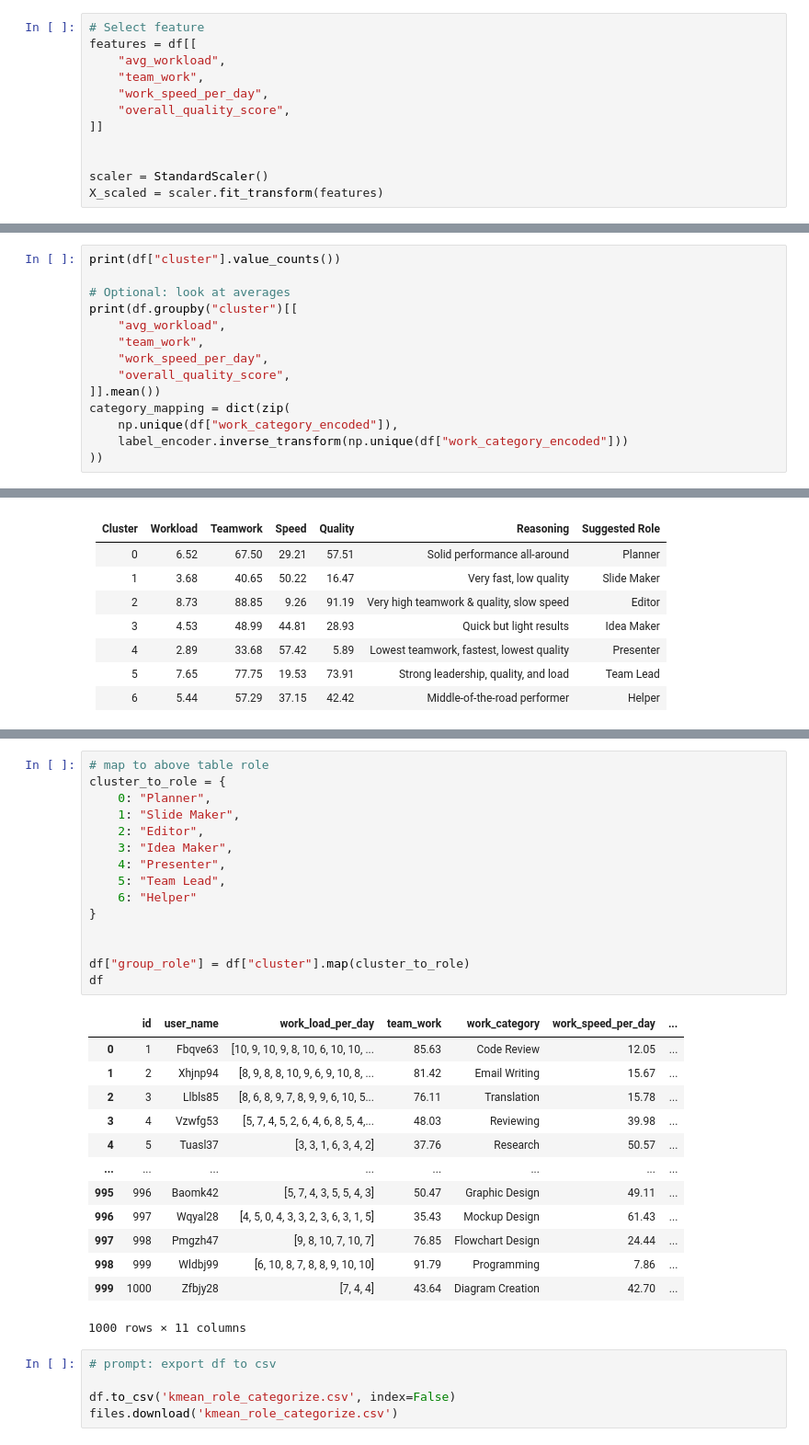
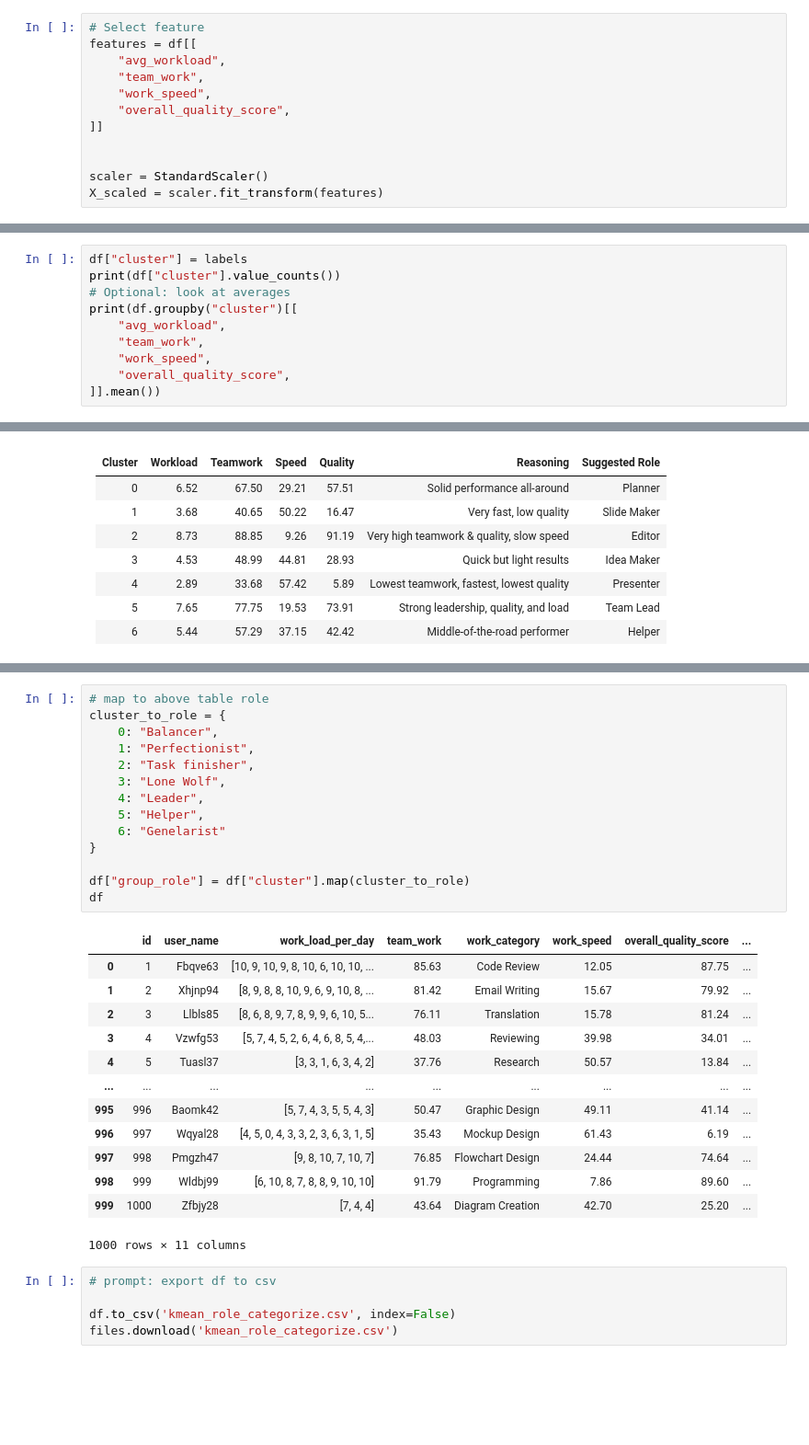
Before and after one commit to Work-Quest/AI-Component, a Jupyter notebook: python notebook/Kmean_role_categorization.ipynb, the cells around one changed output, grey strips where cells are left out. Shown at 92% size. Cells and saved outputs as stored; diff of their text form; blank space fills up the shorter version.

```diff
--- a/python notebook/Kmean_role_categorization.ipynb
+++ b/python notebook/Kmean_role_categorization.ipynb
@@ -73,7 +73,7 @@ print(df[["work_category", "work_category_encoded"]])
 features = df[[
     "avg_workload",
     "team_work",
-    "work_speed_per_day",
+    "work_speed",
     "overall_quality_score",
 ]]
 
@@ -148,18 +148,14 @@ else:
 Silhouette Score: 0.5672
 Good clustering (Silhouette Score > 0.5)
 # %%
+df["cluster"] = labels
 print(df["cluster"].value_counts())
-
 # Optional: look at averages
 print(df.groupby("cluster")[[
     "avg_workload",
     "team_work",
-    "work_speed_per_day",
+    "work_speed",
     "overall_quality_score",
 ]].mean())
-category_mapping = dict(zip(
-    np.unique(df["work_category_encoded"]),
-    label_encoder.inverse_transform(np.unique(df["work_category_encoded"]))
-))
 # %% [output]
 cluster
@@ -193,31 +199,30 @@ cluster
 # %%
 # map to above table role
 cluster_to_role = {
-    0: "Planner",
-    1: "Slide Maker",
-    2: "Editor",
-    3: "Idea Maker",
-    4: "Presenter",
-    5: "Team Lead",
-    6: "Helper"
+    0: "Balancer",
+    1: "Perfectionist",
+    2: "Task finisher",
+    3: "Lone Wolf",
+    4: "Leader",
+    5: "Helper",
+    6: "Genelarist"
 }
-
 
 df["group_role"] = df["cluster"].map(cluster_to_role)
 df
 # %% [output]
-|  | id | user_name | work_load_per_day | team_work | work_category | work_speed_per_day | ... |
-| 0 | 1 | Fbqve63 | [10, 9, 10, 9, 8, 10, 6, 10, 10, ... | 85.63 | Code Review | 12.05 | ... |
-| 1 | 2 | Xhjnp94 | [8, 9, 8, 8, 10, 9, 6, 9, 10, 8, ... | 81.42 | Email Writing | 15.67 | ... |
-| 2 | 3 | Llbls85 | [8, 6, 8, 9, 7, 8, 9, 9, 6, 10, 5... | 76.11 | Translation | 15.78 | ... |
-| 3 | 4 | Vzwfg53 | [5, 7, 4, 5, 2, 6, 4, 6, 8, 5, 4,... | 48.03 | Reviewing | 39.98 | ... |
-| 4 | 5 | Tuasl37 | [3, 3, 1, 6, 3, 4, 2] | 37.76 | Research | 50.57 | ... |
-| ... | ... | ... | ... | ... | ... | ... | ... |
-| 995 | 996 | Baomk42 | [5, 7, 4, 3, 5, 5, 4, 3] | 50.47 | Graphic Design | 49.11 | ... |
-| 996 | 997 | Wqyal28 | [4, 5, 0, 4, 3, 3, 2, 3, 6, 3, 1, 5] | 35.43 | Mockup Design | 61.43 | ... |
-| 997 | 998 | Pmgzh47 | [9, 8, 10, 7, 10, 7] | 76.85 | Flowchart Design | 24.44 | ... |
-| 998 | 999 | Wldbj99 | [6, 10, 8, 7, 8, 8, 9, 10, 10] | 91.79 | Programming | 7.86 | ... |
-| 999 | 1000 | Zfbjy28 | [7, 4, 4] | 43.64 | Diagram Creation | 42.70 | ... |
+|  | id | user_name | work_load_per_day | team_work | work_category | work_speed | overall_quality_score | ... |
+| 0 | 1 | Fbqve63 | [10, 9, 10, 9, 8, 10, 6, 10, 10, ... | 85.63 | Code Review | 12.05 | 87.75 | ... |
+| 1 | 2 | Xhjnp94 | [8, 9, 8, 8, 10, 9, 6, 9, 10, 8, ... | 81.42 | Email Writing | 15.67 | 79.92 | ... |
+| 2 | 3 | Llbls85 | [8, 6, 8, 9, 7, 8, 9, 9, 6, 10, 5... | 76.11 | Translation | 15.78 | 81.24 | ... |
+| 3 | 4 | Vzwfg53 | [5, 7, 4, 5, 2, 6, 4, 6, 8, 5, 4,... | 48.03 | Reviewing | 39.98 | 34.01 | ... |
+| 4 | 5 | Tuasl37 | [3, 3, 1, 6, 3, 4, 2] | 37.76 | Research | 50.57 | 13.84 | ... |
+| ... | ... | ... | ... | ... | ... | ... | ... | ... |
+| 995 | 996 | Baomk42 | [5, 7, 4, 3, 5, 5, 4, 3] | 50.47 | Graphic Design | 49.11 | 41.14 | ... |
+| 996 | 997 | Wqyal28 | [4, 5, 0, 4, 3, 3, 2, 3, 6, 3, 1, 5] | 35.43 | Mockup Design | 61.43 | 6.19 | ... |
+| 997 | 998 | Pmgzh47 | [9, 8, 10, 7, 10, 7] | 76.85 | Flowchart Design | 24.44 | 74.64 | ... |
+| 998 | 999 | Wldbj99 | [6, 10, 8, 7, 8, 8, 9, 10, 10] | 91.79 | Programming | 7.86 | 89.60 | ... |
+| 999 | 1000 | Zfbjy28 | [7, 4, 4] | 43.64 | Diagram Creation | 42.70 | 25.20 | ... |
 1000 rows × 11 columns
 # %%
 # prompt: export df to csv
```
Also changed, not shown: parts of 7 cells of this notebook, 2 other files.
